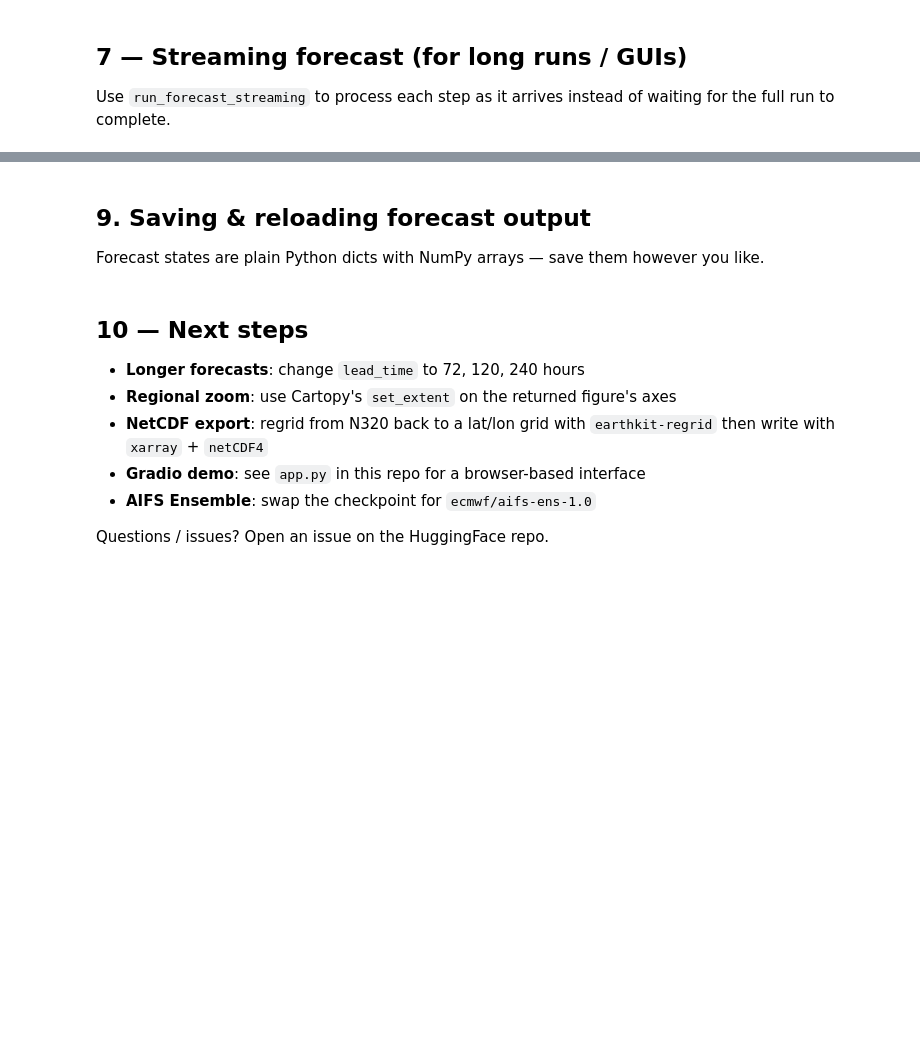
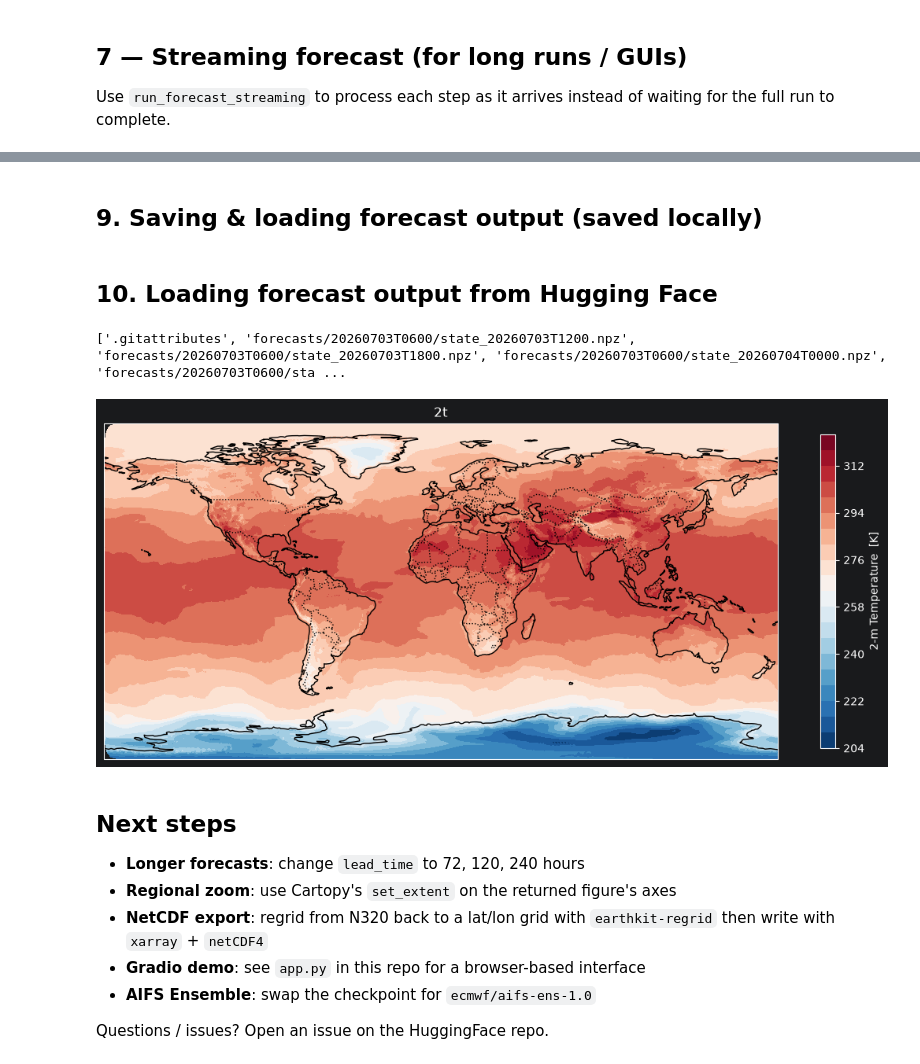
Before and after one commit to EmmaScharfmann/AIFS-tutorial, a Jupyter notebook: notebook/tutorial.ipynb, the cells around one changed output, grey strips where cells are left out. Drawn from its saved outputs; the diff is of its cells as text; code cells hidden in the pictures; blank space fills up the shorter version.

Commit message:
add load data from HF

```diff
--- a/notebook/tutorial.ipynb
+++ b/notebook/tutorial.ipynb
@@ -203,4 +129,2 @@ NaNs found in the following variables: ['cdww', 'cos_mwd', 'h1012', 'h1214', 'h1
 # %% [markdown]
-## 9. Saving & reloading forecast output
-
-Forecast states are plain Python dicts with NumPy arrays — save them however you like.
+## 9. Saving & loading forecast output (saved locally)
@@ -207,5 +143,33 @@ Forecast states are plain Python dicts with NumPy arrays — save them however y
+# %% [markdown]
+## 10. Loading forecast output from Hugging Face
+# %%
+from huggingface_hub import HfApi, hf_hub_download
+from aifs.forecast import load_forecast
+from aifs.plot import plot_field
+
+api = HfApi()
+files = api.list_repo_files(
+    repo_id="EmmaScharfmann/aifs-results",
+    repo_type="dataset",
+)
+print(files)
+
+f = "forecasts/20260703T0600/state_20260705T0600.npz"
+
+local_path = hf_hub_download(
+        repo_id="EmmaScharfmann/aifs-results",
+        repo_type="dataset",
+        filename=f,
+    )
+
+states = load_forecast(path=local_path)
+for i in range(len(states)):
+    fig = plot_field(states[i], "2t")
+# %% [output]
+['.gitattributes', 'forecasts/20260703T0600/state_20260703T1200.npz', 'forecasts/20260703T0600/state_20260703T1800.npz', 'forecasts/20260703T0600/state_20260704T0000.npz', 'forecasts/20260703T0600/sta ...
+[figure, added]
 # %% [markdown]
-## 10 — Next steps
+## Next steps
 
 - **Longer forecasts**: change `lead_time` to 72, 120, 240 hours
 - **Regional zoom**: use Cartopy's `set_extent` on the returned figure's axes
```
Also changed, not shown: parts of 10 cells of this notebook, 4 other files.
